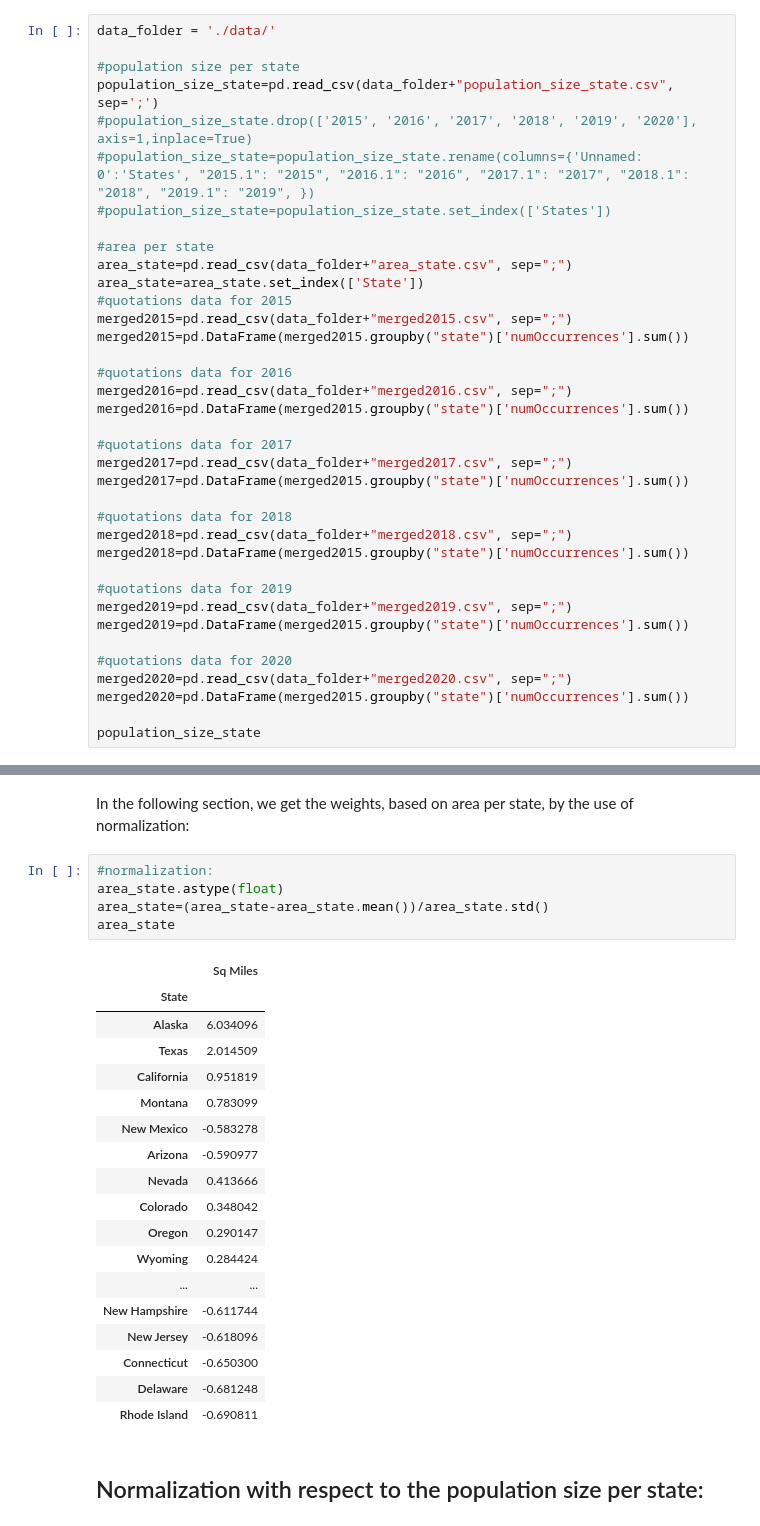
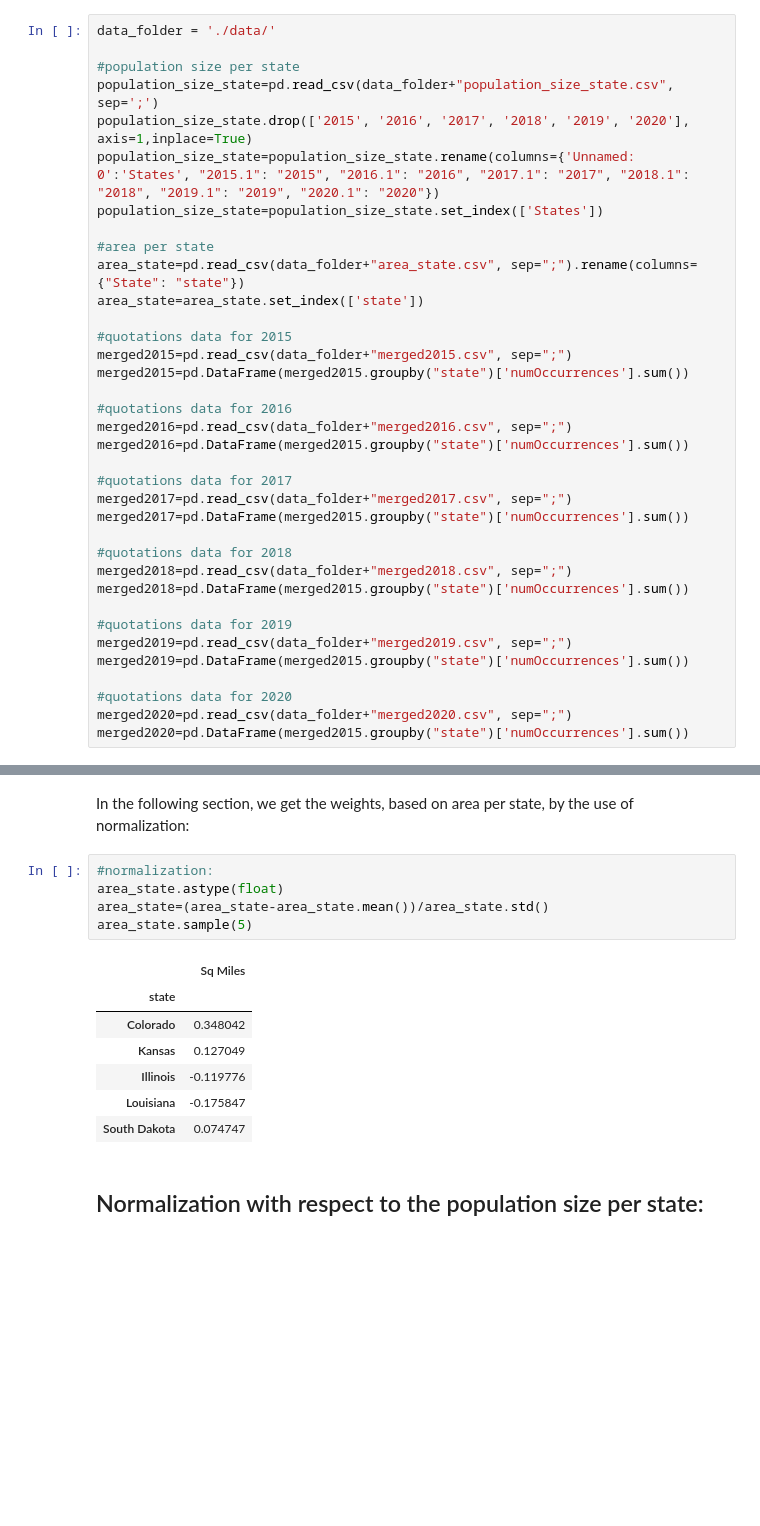
Before and after one commit to epfl-ada/ada-2021-project-ada_group_project, a Jupyter notebook: Weighted_analysis.ipynb, the cells around one changed output, grey strips where cells are left out. Saved outputs shown, nothing was run; the diff lists cells and outputs as text; blank space fills up the shorter version.

```diff
--- a/Weighted_analysis.ipynb
+++ b/Weighted_analysis.ipynb
@@ -15,13 +15,14 @@ data_folder = './data/'
 
 #population size per state
 population_size_state=pd.read_csv(data_folder+"population_size_state.csv", sep=';')
-#population_size_state.drop(['2015', '2016', '2017', '2018', '2019', '2020'], axis=1,inplace=True)
-#population_size_state=population_size_state.rename(columns={'Unnamed: 0':'States', "2015.1": "2015", "2016.1": "2016", "2017.1": "2017", "2018.1": "2018", "2019.1": "2019", })
-#population_size_state=population_size_state.set_index(['States'])
+population_size_state.drop(['2015', '2016', '2017', '2018', '2019', '2020'], axis=1,inplace=True)
+population_size_state=population_size_state.rename(columns={'Unnamed: 0':'States', "2015.1": "2015", "2016.1": "2016", "2017.1": "2017", "2018.1": "2018", "2019.1": "2019", "2020.1": "2020"})
+population_size_state=population_size_state.set_index(['States'])
 
 #area per state
-area_state=pd.read_csv(data_folder+"area_state.csv", sep=";")
-area_state=area_state.set_index(['State'])
+area_state=pd.read_csv(data_folder+"area_state.csv", sep=";").rename(columns={"State": "state"})
+area_state=area_state.set_index(['state'])
+
 #quotations data for 2015
 merged2015=pd.read_csv(data_folder+"merged2015.csv", sep=";")
 merged2015=pd.DataFrame(merged2015.groupby("state")['numOccurrences'].sum())
@@ -45,5 +46,3 @@ merged2019=pd.DataFrame(merged2015.groupby("state")['numOccurrences'].sum())
 #quotations data for 2020
 merged2020=pd.read_csv(data_folder+"merged2020.csv", sep=";")
 merged2020=pd.DataFrame(merged2015.groupby("state")['numOccurrences'].sum())
-
-population_size_state
@@ -69,27 +66,16 @@ In the following section, we get the weights, based on area per state, by the us
 # %%
 #normalization:
 area_state.astype(float)
 area_state=(area_state-area_state.mean())/area_state.std()
-area_state
+area_state.sample(5)
 # %% [output]
 |  | Sq Miles |
-| State |  |
-| Alaska | 6.034096 |
-| Texas | 2.014509 |
-| California | 0.951819 |
-| Montana | 0.783099 |
-| New Mexico | -0.583278 |
-| Arizona | -0.590977 |
-| Nevada | 0.413666 |
+| state |  |
 | Colorado | 0.348042 |
-| Oregon | 0.290147 |
-| Wyoming | 0.284424 |
-| ... | ... |
-| New Hampshire | -0.611744 |
-| New Jersey | -0.618096 |
-| Connecticut | -0.650300 |
-| Delaware | -0.681248 |
-| Rhode Island | -0.690811 |
+| Kansas | 0.127049 |
+| Illinois | -0.119776 |
+| Louisiana | -0.175847 |
+| South Dakota | 0.074747 |
 # %% [markdown]
 ## Normalization with respect to the population size per state:
 # %%
```
Also changed, not shown: parts of 9 cells of this notebook.
